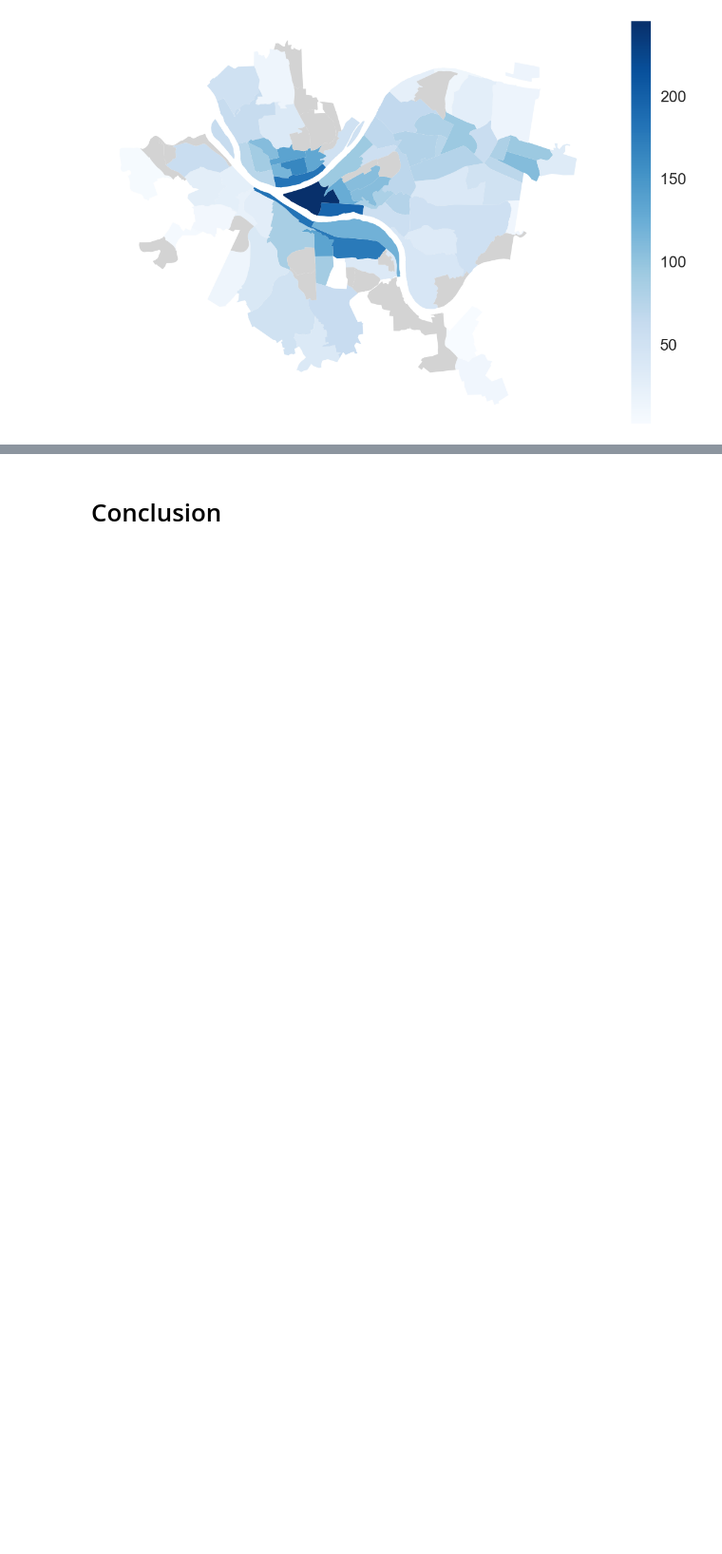
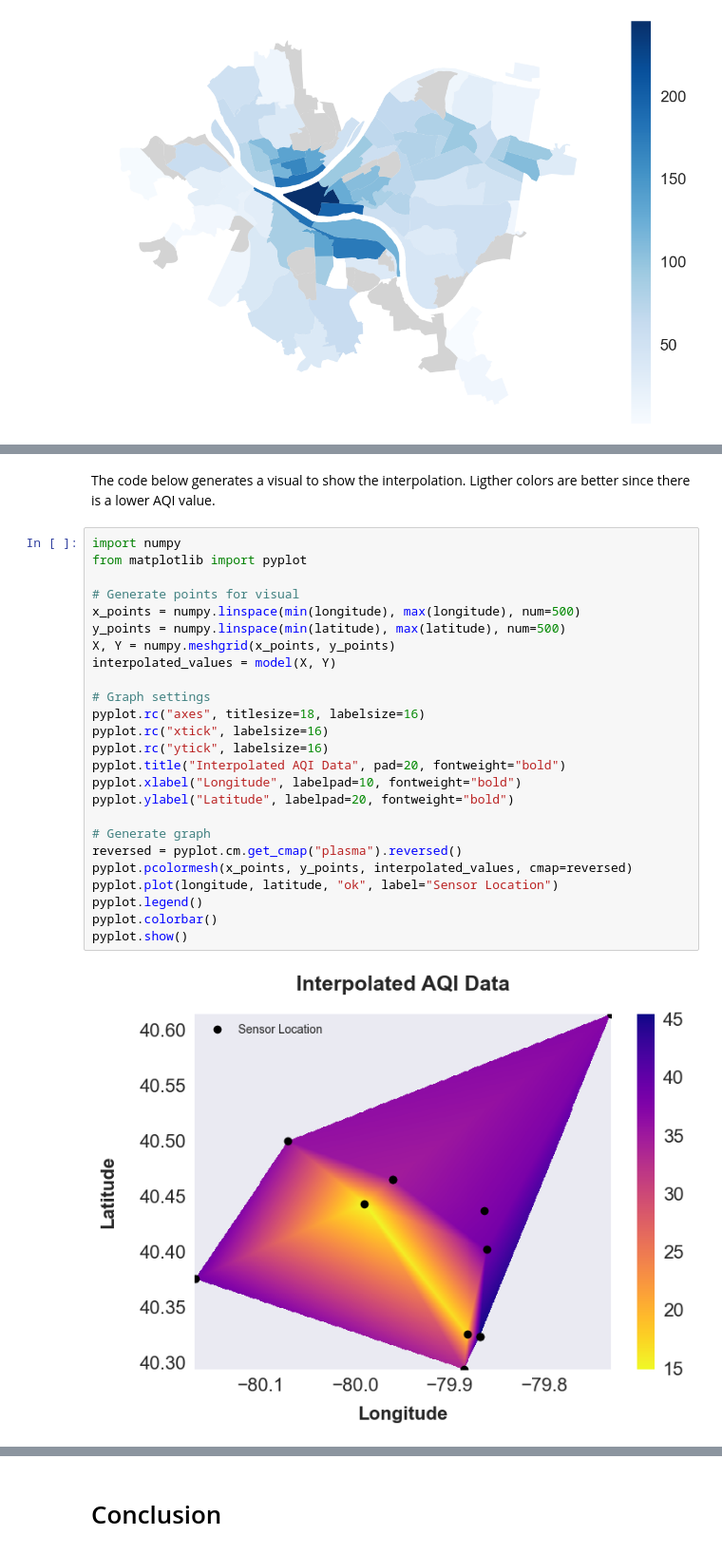
Before and after one commit to Bejofo/CMPINFO_0010_Final_Project, a Jupyter notebook: notebooks/Jason.ipynb, the cells around one changed output, grey strips where cells are left out. Shown at 95% size. Saved outputs shown, nothing was run; the diff lists cells and outputs as text; blank space fills up the shorter version.

```diff
--- a/notebooks/Jason.ipynb
+++ b/notebooks/Jason.ipynb
@@ -499,0 +548,29 @@ pyplot.axis("off")
+# %% [markdown]
+The code below generates a visual to show the interpolation. Ligther colors are better since there is a lower AQI value.
+# %%
+import numpy
+from matplotlib import pyplot
+
+# Generate points for visual
+x_points = numpy.linspace(min(longitude), max(longitude), num=500)
+y_points = numpy.linspace(min(latitude), max(latitude), num=500)
+X, Y = numpy.meshgrid(x_points, y_points)
+interpolated_values = model(X, Y)
+
+# Graph settings
+pyplot.rc("axes", titlesize=18, labelsize=16)
+pyplot.rc("xtick", labelsize=16)
+pyplot.rc("ytick", labelsize=16)
+pyplot.title("Interpolated AQI Data", pad=20, fontweight="bold")
+pyplot.xlabel("Longitude", labelpad=10, fontweight="bold")
+pyplot.ylabel("Latitude", labelpad=20, fontweight="bold")
+
+# Generate graph
+reversed = pyplot.cm.get_cmap("plasma").reversed()
+pyplot.pcolormesh(x_points, y_points, interpolated_values, cmap=reversed)
+pyplot.plot(longitude, latitude, "ok", label="Sensor Location")
+pyplot.legend()
+pyplot.colorbar()
+pyplot.show()
+# %% [output]
+[figure, added]
```
Also changed, not shown: parts of 20 cells of this notebook, 8 other files.
